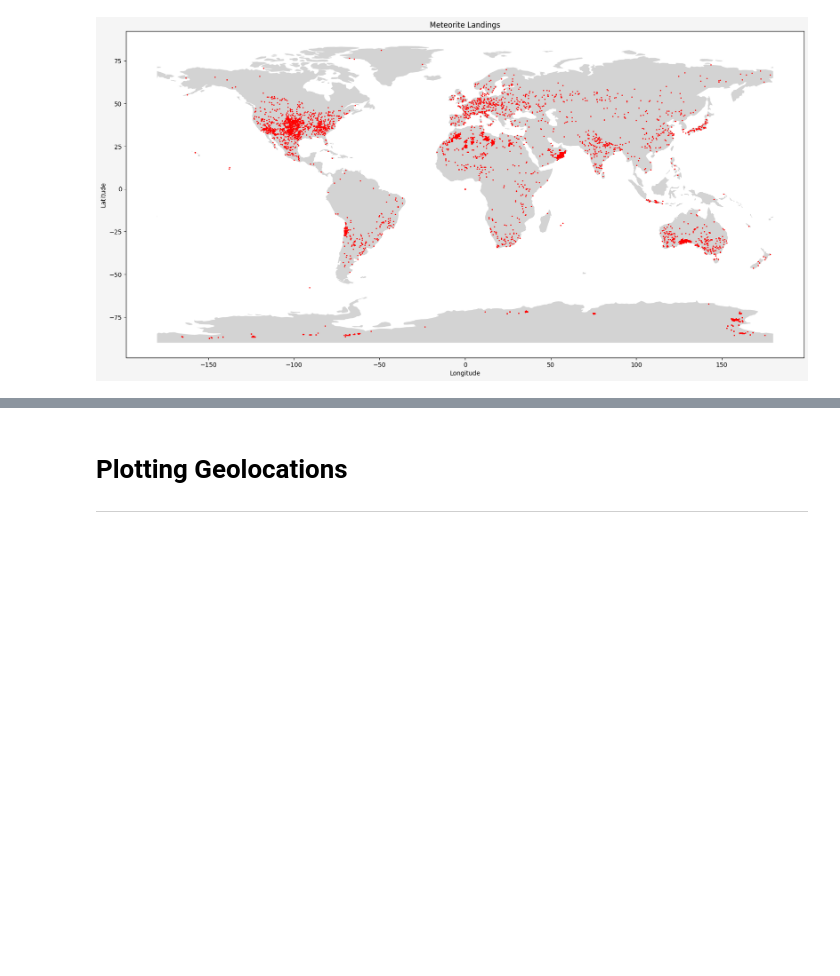
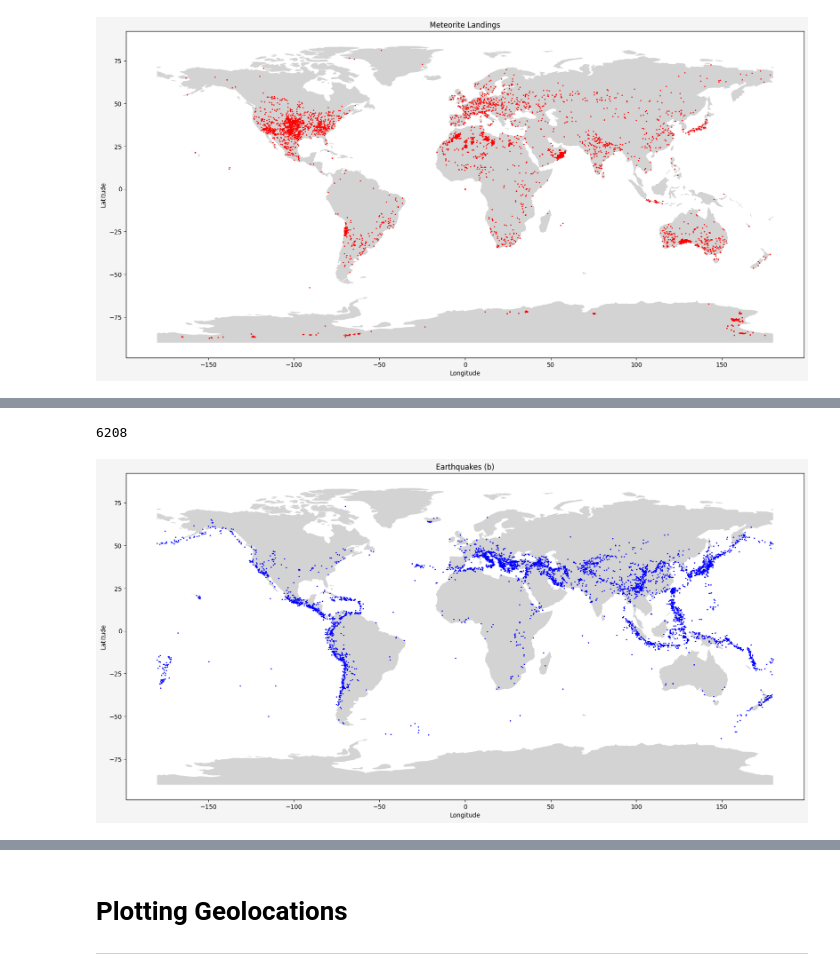
Before and after one commit to janiejestemja/geo, a Jupyter notebook: eda_sketch.ipynb, the cells around one changed output, grey strips where cells are left out. Saved outputs shown, nothing was run; the diff lists cells and outputs as text; code cells hidden in the pictures; blank space fills up the shorter version.

```diff
--- a/eda_sketch.ipynb
+++ b/eda_sketch.ipynb
@@ -144,0 +219,2 @@ plt.show()
+# %%
+eq_b_df = pd.read_csv("data/significant-earthquake-database.csv", sep=";")
@@ -144,0 +249,29 @@ plt.show()
+# %%
+len(eq_b_df)
+# %% [output]
+6208
+# %%
+eq_b_df[["latitude", "longitude"]] = eq_b_df["Coordinates"].str.split(", ", expand=True)
+# %%
+eq_b_geometry = [Point(xy) for xy in zip(eq_b_df["longitude"], eq_b_df["latitude"])]
+eq_b_gdf = gpd.GeoDataFrame(eq_b_df, geometry=eq_b_geometry)
+# %%
+# Creating the figure and axes with Matplotlib
+fig, ax = plt.subplots(figsize=(16, 9), facecolor="whitesmoke", layout="constrained")
+
+# Plotting the world basemap on the axes
+world.plot(ax=ax, color="lightgray")
+
+# Plotting gdf
+eq_b_gdf.plot(ax=ax, marker="o", color="blue", markersize=1)
+
+# Adding titles, labels, etc...
+ax.set_title("Earthquakes (b)")
+ax.set_xlabel("Longitude")
+ax.set_ylabel("Latitude")
+
+# Show the plot
+plt.savefig("world_eq_b.png")
+plt.show()
+# %% [output]
+[figure, added]
```
Also changed, not shown: parts of 30 cells of this notebook.
